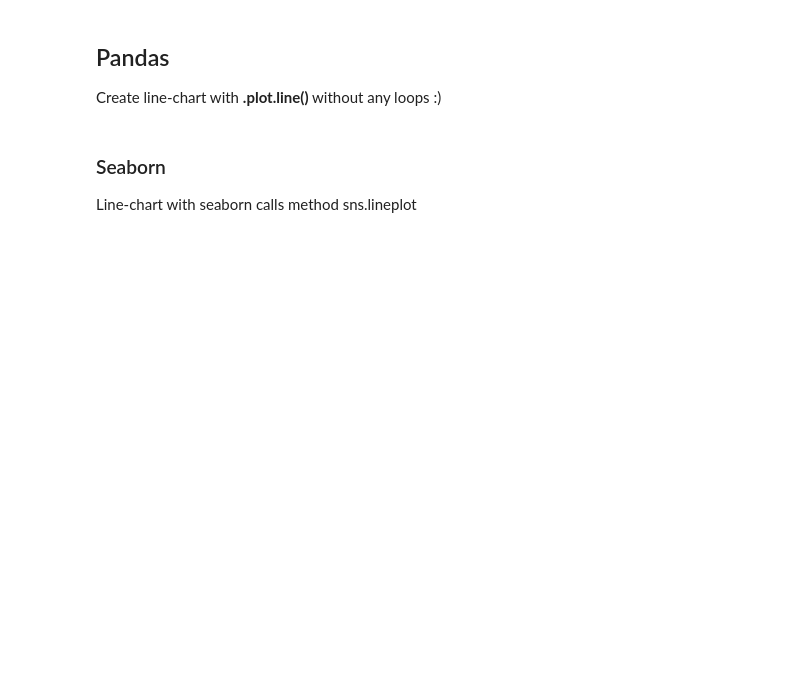
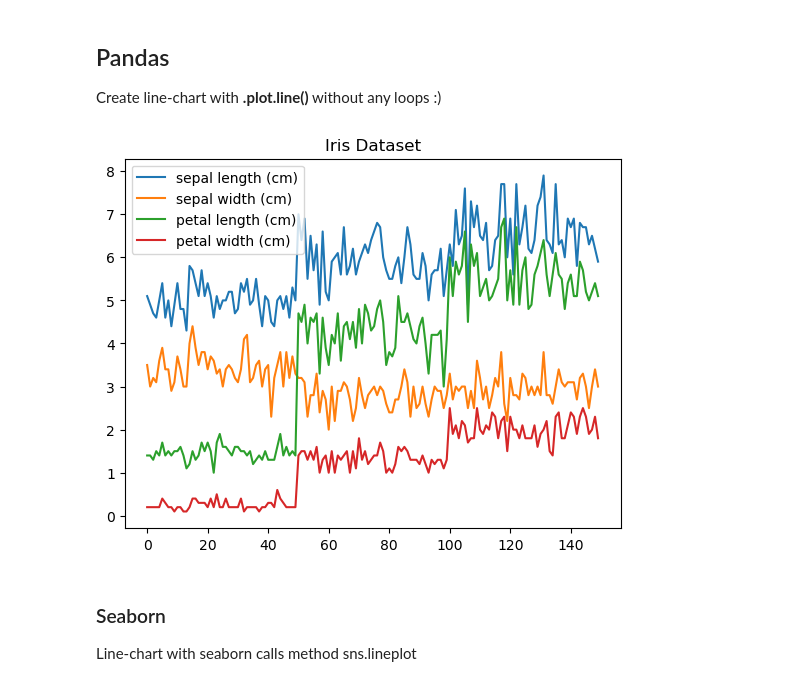
Before and after one commit to TLuter-252/data_viz_python_tutorial, a Jupyter notebook: Data_Viz_Tutorial.ipynb, the cells around one changed output. Saved outputs shown, nothing was run; the diff lists cells and outputs as text; code cells hidden in the pictures; blank space fills up the shorter version.

```diff
--- a/Data_Viz_Tutorial.ipynb
+++ b/Data_Viz_Tutorial.ipynb
@@ -241,3 +243,9 @@ Create line-chart with **.plot.line()** without any loops :)
+# %%
+# pandas line chart
+iris_df.drop(['target', 'class'], axis=1).plot.line(title='Iris Dataset')
+plt.show()
+# %% [output]
+[figure, added]
 # %% [markdown]
 ### Seaborn
 Line-chart with seaborn calls method sns.lineplot
```
Also changed, not shown: parts of 13 cells of this notebook, 1 other file.
